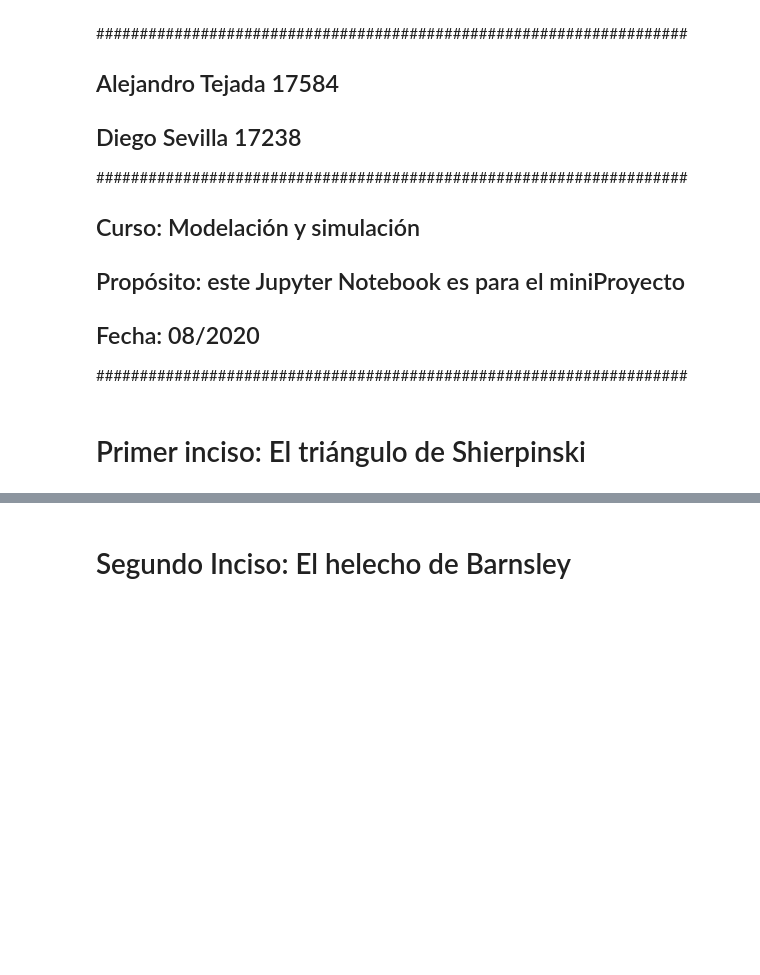
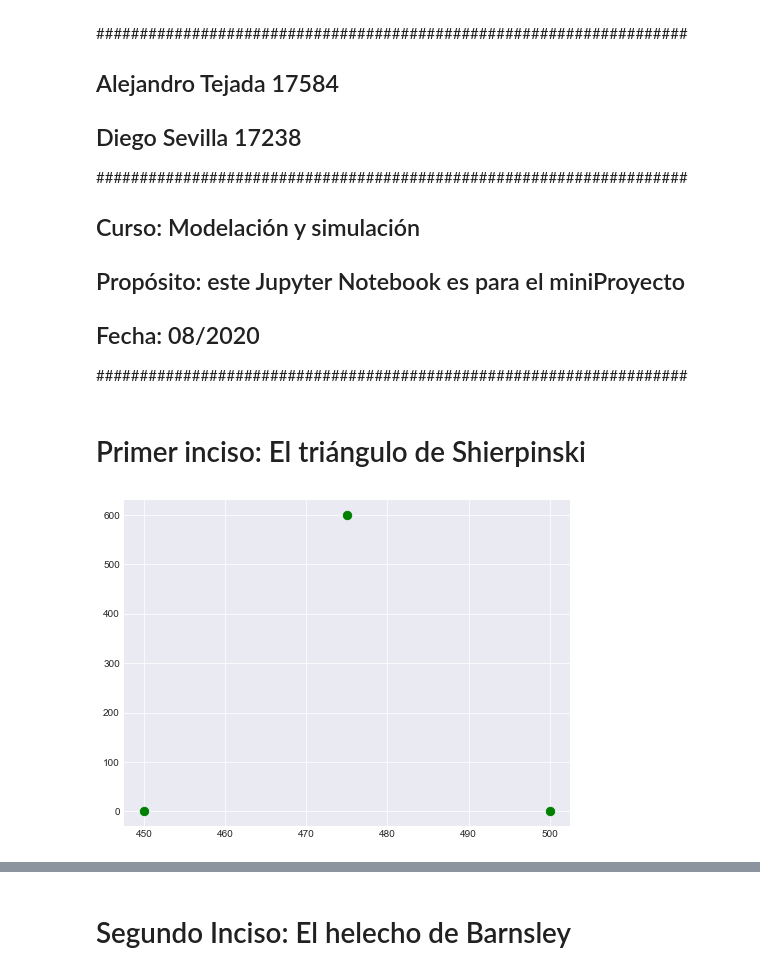
Before and after one commit to tej17584/SimulacionMiniProyecto, a Jupyter notebook: MiniProyecto.ipynb, the cells around one changed output, grey strips where cells are left out. Saved outputs shown, nothing was run; the diff lists cells and outputs as text; code cells hidden in the pictures; blank space fills up the shorter version.

```diff
--- a/MiniProyecto.ipynb
+++ b/MiniProyecto.ipynb
@@ -11,3 +11,38 @@
 ####################################################################
 # %% [markdown]
 # Primer inciso:  El	triángulo	de	Shierpinski
+# %%
+####################################################################
+# Alejandro Tejada 17584
+# Diego Sevilla 17238
+####################################################################
+# Curso: Modelación y simulación
+# Programa: leaf.py
+# Propósito: este programa es para la hoja de Barnsley
+# Fecha: 08/2020
+####################################################################
+#%%#
+# --------------------- ZONA DE LIBRERIAS---------------
+import numpy as np
+import pandas as pd
+import matplotlib.pyplot as plt
+from sympy.geometry import Point
+
+plt.style.use('seaborn-darkgrid')
+%matplotlib inline
+
+# --------------------- ZONA DE LIBRERIAS---------------
+
+# se generan los puntos base
+def scatterRandomPoints(n=3):
+    #x = np.random.randint(10000, size = (2, n))
+    x = np.array([[500, 475, 450],
+              [ 0, 600, 0]])
+    plt.scatter(*x, c='g', s=70)
+    return x, n
+
+plt.figure(figsize=(8,6))
+x, n = scatterRandomPoints()
+plt.show()
+# %% [output]
+[figure, added]
```
Also changed, not shown: parts of 6 cells of this notebook, 1 other file.
